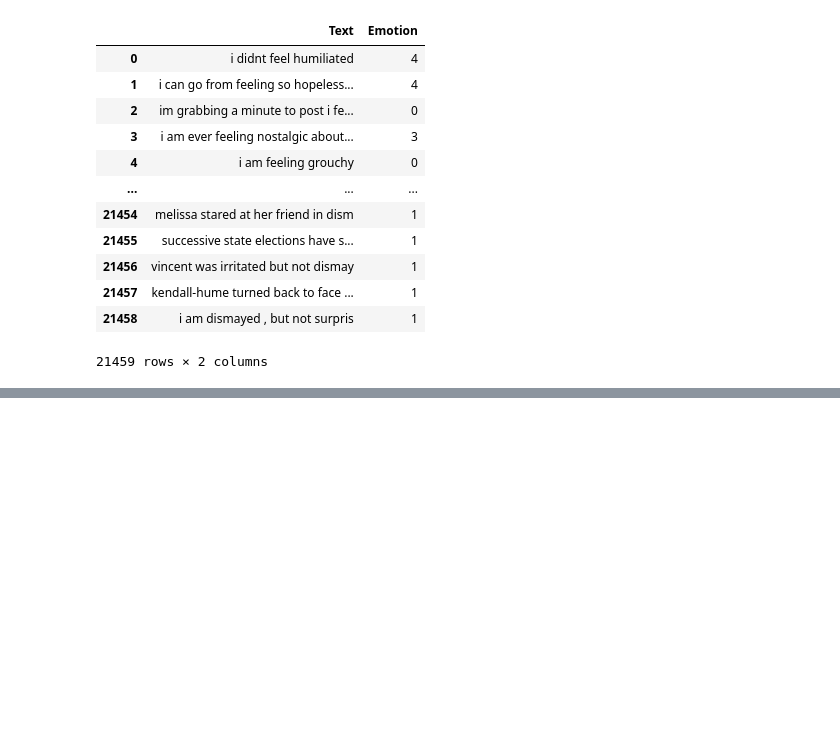
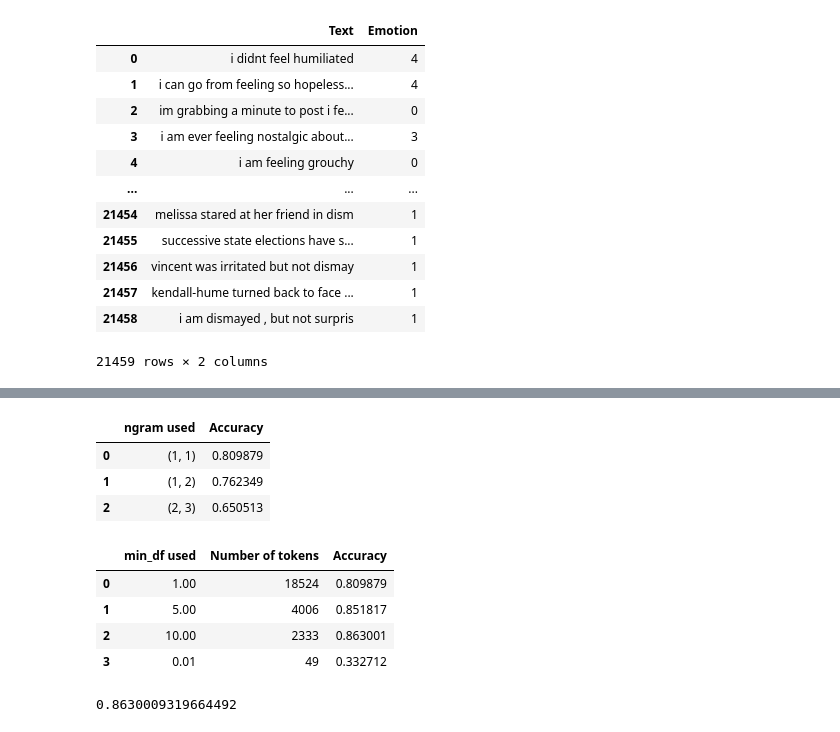
Before and after one commit to mercklyzer/cs180project, a Jupyter notebook: Project.ipynb, the cells around one changed output, grey strips where cells are left out. Drawn from its saved outputs; the diff is of its cells as text; code cells hidden in the pictures; blank space fills up the shorter version.

```diff
--- a/Project.ipynb
+++ b/Project.ipynb
@@ -251,3 +333,74 @@ metrics.accuracy_score(y_test, y_pred_class)
+# %%
+possible_ngram = [(1,1), (1,2), (2,3)]
+data_ngram = []
+
+for p_ngram in possible_ngram:
+    vect = CountVectorizer(max_df=320, stop_words=stopwords.words('english'), ngram_range=p_ngram)
+    vect.fit(X_train)
+    X_train_dtm = vect.transform(X_train)
+    X_test_dtm = vect.transform(X_test)
+
+
+    nb = MultinomialNB()
+    nb.fit(X_train_dtm, y_train)
+    y_pred_class = nb.predict(X_test_dtm)
+    data_ngram.append([p_ngram, metrics.accuracy_score(y_test, y_pred_class)])
+
+pd.DataFrame(data_ngram, columns=['ngram used', 'Accuracy'])
+# %% [output]
+|  | ngram used | Accuracy |
+| 0 | (1, 1) | 0.809879 |
+| 1 | (1, 2) | 0.762349 |
+| 2 | (2, 3) | 0.650513 |
+# %%
+possible_min_df = [1, 5, 10, 0.01]
+data_min_df = []
+
+for p_min_df in possible_min_df:
+    vect = CountVectorizer(min_df=p_min_df, max_df=320, stop_words=stopwords.words('english'), ngram_range=(1,1))
+    vect.fit(X_train)
+    X_train_dtm = vect.transform(X_train)
+    X_test_dtm = vect.transform(X_test)
+
+    tokens = vect.get_feature_names()
+
+    nb = MultinomialNB()
+    nb.fit(X_train_dtm, y_train)
+    y_pred_class = nb.predict(X_test_dtm)
+    data_min_df.append([p_min_df, len(tokens), metrics.accuracy_score(y_test, y_pred_class)])
+
+pd.DataFrame(data_min_df, columns=['min_df used', "Number of tokens", 'Accuracy'])
+# %% [output]
+|  | min_df used | Number of tokens | Accuracy |
+| 0 | 1.00 | 18524 | 0.809879 |
+| 1 | 5.00 | 4006 | 0.851817 |
+| 2 | 10.00 | 2333 | 0.863001 |
+| 3 | 0.01 | 49 | 0.332712 |
+# %%
+#Thus, the highest accuracy we have obtained is 0.863001 with the following configurations
+
+#COUNT VECTORIZER
+#test_ratio = 0.2
+
+#MULTINOMIAL NAIVE BAYES
+#min_df = 10
+#max_df = 320
+#stop_words = english
+#ngram_range = (1,1)
+
+X_train, X_test, y_train, y_test = train_test_split(X,y, random_state=427, test_size=p_test_size)
+vect = CountVectorizer(min_df=10, max_df=320, stop_words=stopwords.words('english'))
+vect.fit(X_train)
+X_train_dtm = vect.transform(X_train)
+X_test_dtm = vect.transform(X_test)
+
+nb = MultinomialNB()
+nb.fit(X_train_dtm, y_train)
+y_pred_class = nb.predict(X_test_dtm)
+
+metrics.accuracy_score(y_test, y_pred_class)
+# %% [output]
+0.8630009319664492
 # %%
 mat = metrics.confusion_matrix(y_test, y_pred_class)
 
```
Also changed, not shown: parts of 27 cells of this notebook.
